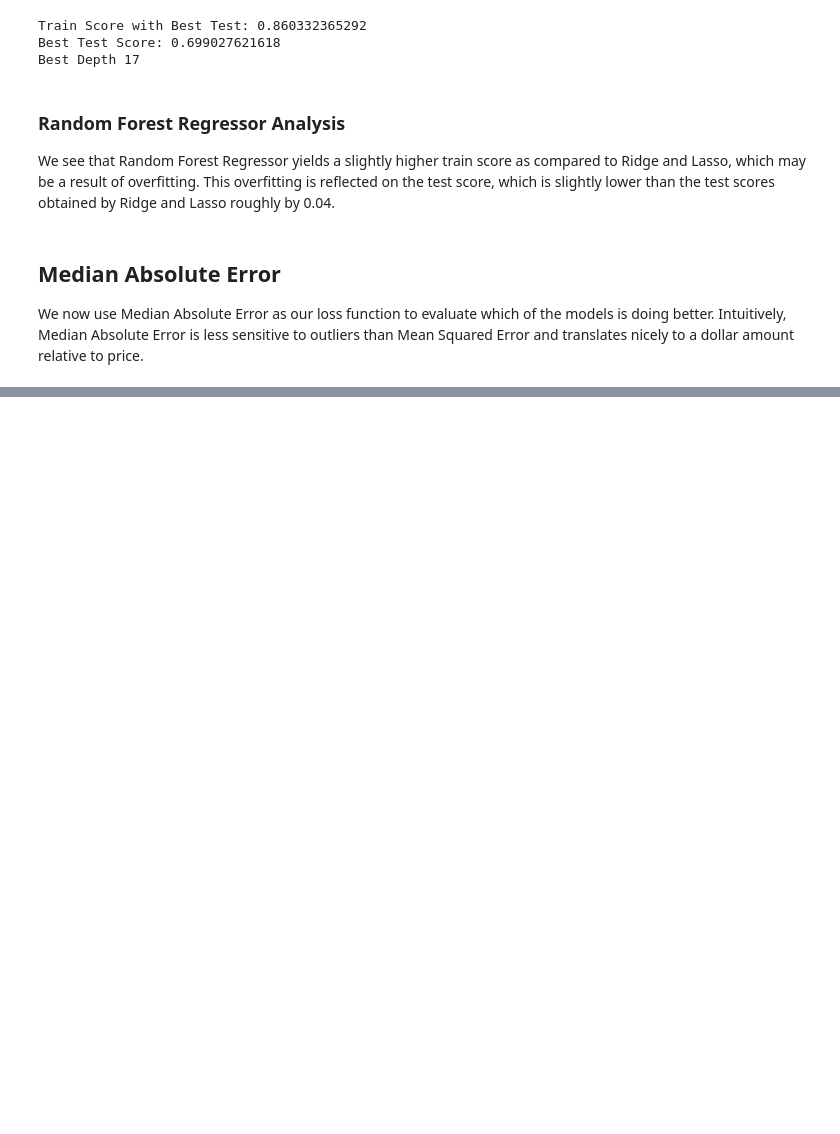
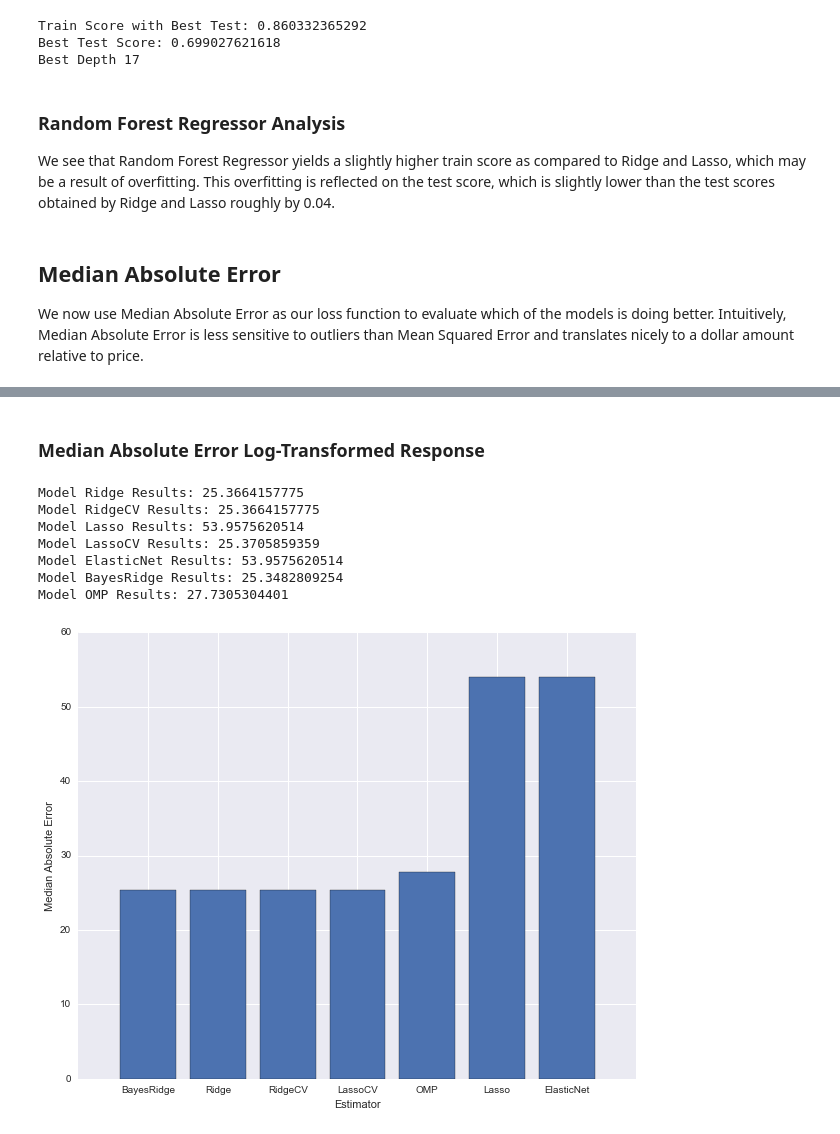
Before and after one commit to samuelklam/airbnb-pricing-prediction, a Jupyter notebook: data-modeling/data-modeling-baseline-cluster.ipynb, the cells around one changed output, grey strips where cells are left out. Cells and saved outputs as stored; diff of their text form; code cells hidden in the pictures; blank space fills up the shorter version.

```diff
--- a/data-modeling/data-modeling-baseline-cluster.ipynb
+++ b/data-modeling/data-modeling-baseline-cluster.ipynb
@@ -534,0 +379,13 @@ bottom=-0.493059333208, top=-0.493059333208
+# %% [markdown]
+### Median Absolute Error Log-Transformed Response
+# %%
+median_absolute_errors(x, y_log, True)
+# %% [output]
+Model Ridge Results: 25.3664157775
+Model RidgeCV Results: 25.3664157775
+Model Lasso Results: 53.9575620514
+Model LassoCV Results: 25.3705859359
+Model ElasticNet Results: 53.9575620514
+Model BayesRidge Results: 25.3482809254
+Model OMP Results: 27.7305304401
+[figure, added]
```
Also changed, not shown: parts of 32 cells of this notebook.
